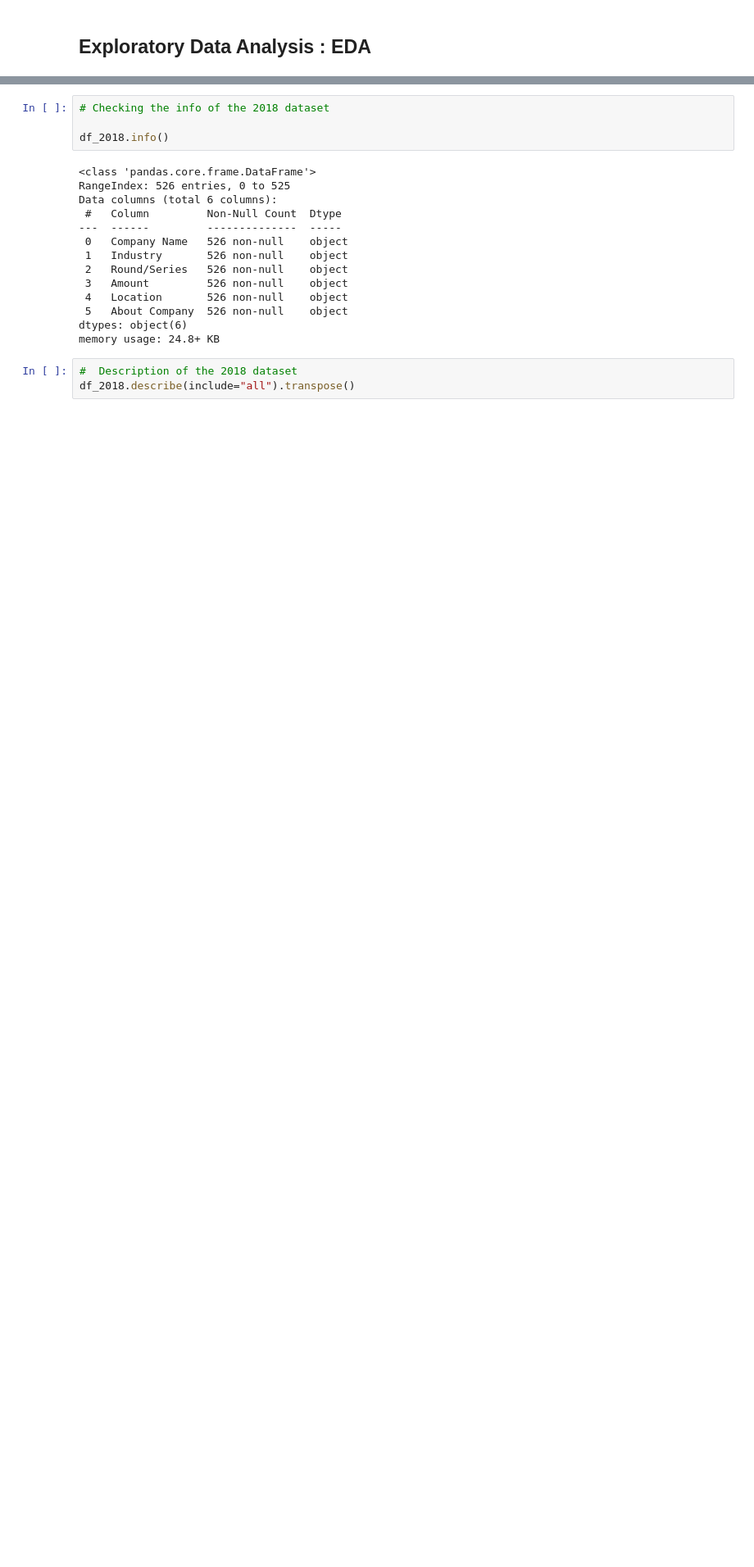
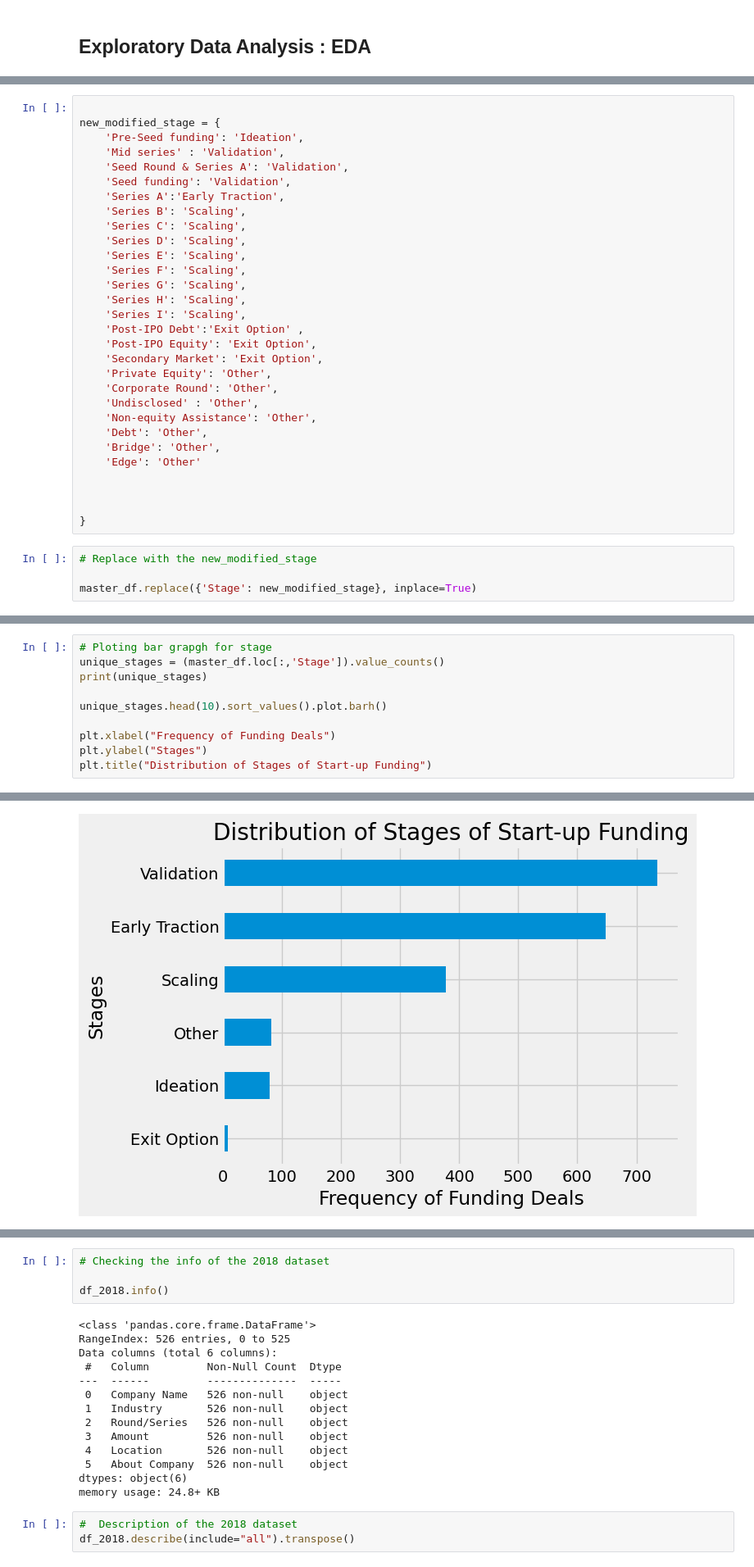
Before and after one commit to Makafui-Kwawu/Indian-Start-up-Funding-Analysis-from-2018-to-2021, a Jupyter notebook: notebook.ipynb, the cells around one changed output, grey strips where cells are left out. Shown at 82% size. Cells and saved outputs as stored; diff of their text form; blank space fills up the shorter version.

```diff
--- a/notebook.ipynb
+++ b/notebook.ipynb
@@ -124,0 +964,34 @@ The 2018  data contains  526 rows and  6 columns
+# %%
+
+new_modified_stage = {
+    'Pre-Seed funding': 'Ideation',
+    'Mid series' : 'Validation',
+    'Seed Round & Series A': 'Validation',
+    'Seed funding': 'Validation',
+    'Series A':'Early Traction',
+    'Series B': 'Scaling',
+    'Series C': 'Scaling',
+    'Series D': 'Scaling',
+    'Series E': 'Scaling',
+    'Series F': 'Scaling',
+    'Series G': 'Scaling',
+    'Series H': 'Scaling',
+    'Series I': 'Scaling',
+    'Post-IPO Debt':'Exit Option' ,
+    'Post-IPO Equity': 'Exit Option',
+    'Secondary Market': 'Exit Option',
+    'Private Equity': 'Other',
+    'Corporate Round': 'Other',
+    'Undisclosed' : 'Other',
+    'Non-equity Assistance': 'Other',
+    'Debt': 'Other',
+    'Bridge': 'Other',
+    'Edge': 'Other'
+
+
+
+}
+# %%
+# Replace with the new_modified_stage
+
+master_df.replace({'Stage': new_modified_stage}, inplace=True)
@@ -124,0 +1014,11 @@ The 2018  data contains  526 rows and  6 columns
+# %%
+# Ploting bar grapgh for stage
+unique_stages = (master_df.loc[:,'Stage']).value_counts()
+print(unique_stages)
+
+unique_stages.head(10).sort_values().plot.barh()
+
+plt.xlabel("Frequency of Funding Deals")
+plt.ylabel("Stages")
+plt.title("Distribution of Stages of Start-up Funding")
+# %% [output]
@@ -124,0 +1034 @@ The 2018  data contains  526 rows and  6 columns
+[figure, added]
```
Also changed, not shown: parts of 96 cells of this notebook, 4 other files.
